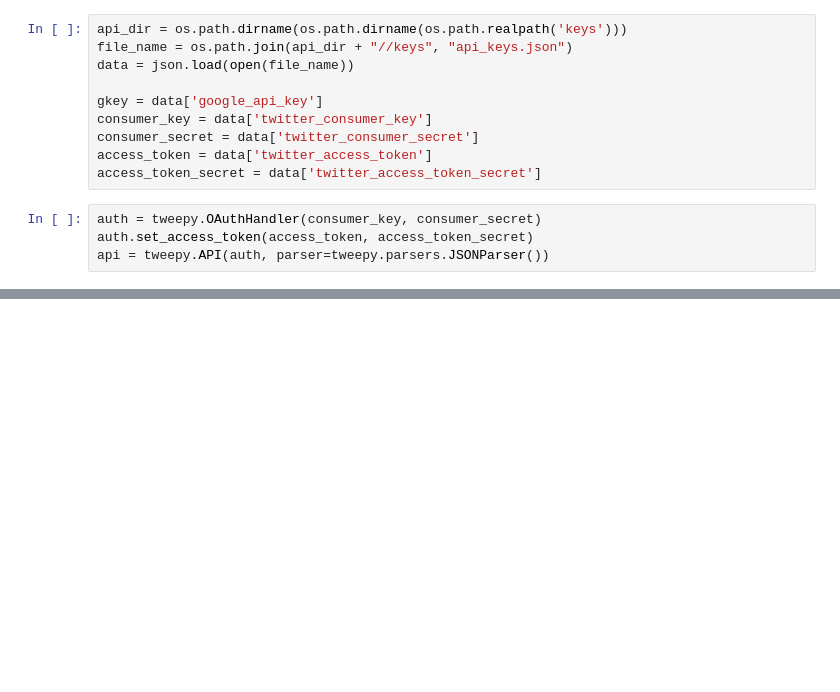
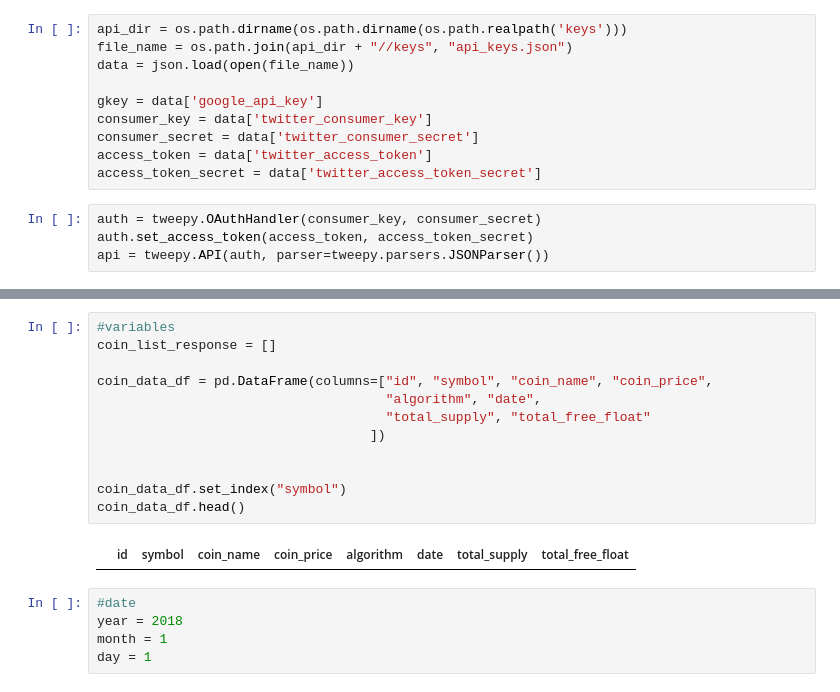
Before and after one commit to ngathu2020/ku-bootcamp-project-1, a Jupyter notebook: thu.ipynb, the cells around one changed output, grey strips where cells are left out. Drawn from its saved outputs; the diff is of its cells as text; blank space fills up the shorter version.

```diff
--- a/thu.ipynb
+++ b/thu.ipynb
@@ -104,0 +44,19 @@ compared_df.head()
+# %%
+#variables
+coin_list_response = []
+
+coin_data_df = pd.DataFrame(columns=["id", "symbol", "coin_name", "coin_price",
+                                     "algorithm", "date",
+                                     "total_supply", "total_free_float"
+                                   ])
+
+
+coin_data_df.set_index("symbol")
+coin_data_df.head()
+# %% [output]
+|  | id | symbol | coin_name | coin_price | algorithm | date | total_supply | total_free_float |
+# %%
+#date
+year = 2018
+month = 1
+day = 1
```
Also changed, not shown: parts of 23 cells of this notebook, 1 other file.
